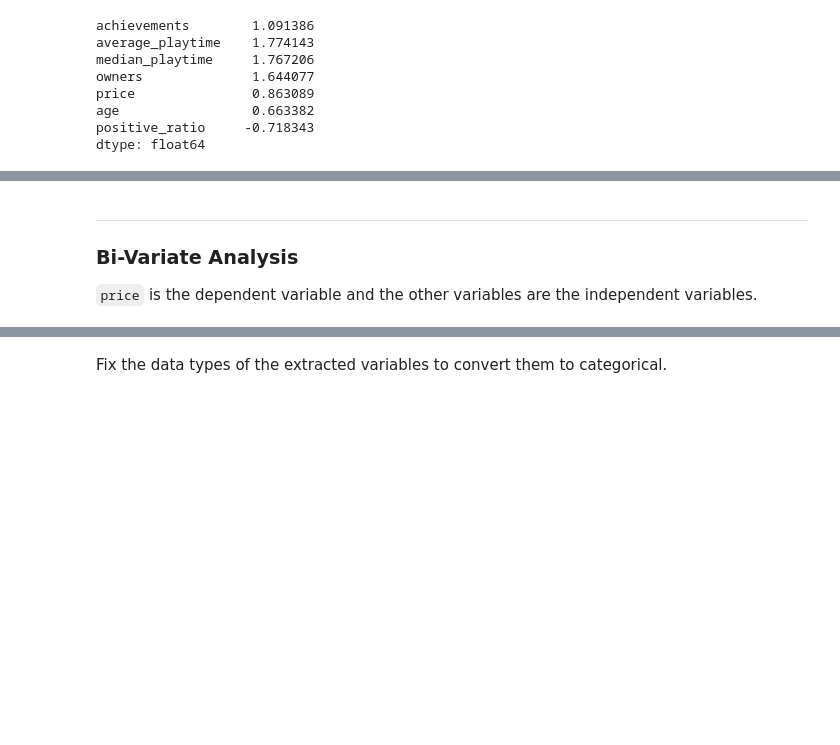
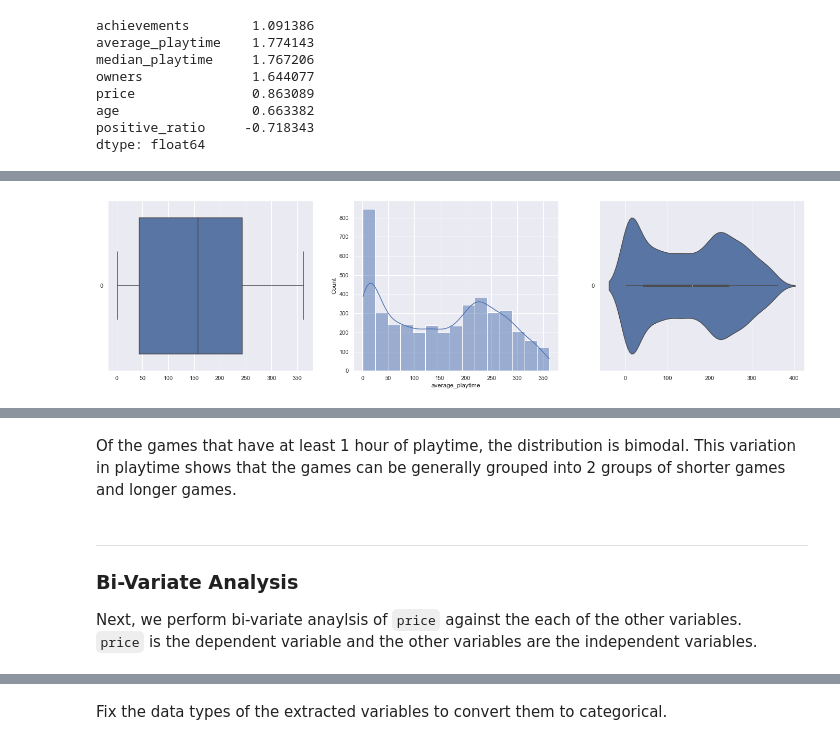
Before and after one commit to chanbakjsd/SC1015, a Jupyter notebook: 1 EDA.ipynb, the cells around one changed output, grey strips where cells are left out. Drawn from its saved outputs; the diff is of its cells as text; code cells hidden in the pictures; blank space fills up the shorter version.

```diff
--- a/1 EDA.ipynb
+++ b/1 EDA.ipynb
@@ -226,8 +229,8 @@ def remove_outliers(data):
     data_removeoutliers = data[(data >= Q1 - (1.5 * IQR)) & (data <= Q3 + (1.5 * IQR))]
     return data_removeoutliers
 # %%
-dataNum_removeoutliers = remove_outliers(dataNum)
-dataNum_removeoutliers
+dataNum_outliersremoved = remove_outliers(dataNum)
+dataNum_outliersremoved
 # %% [output]
 |  | achievements | average_playtime | median_playtime | owners | price | age | positive_ratio |
 | 0 | 0.0 | NaN | 317.0 | NaN | 7.19 | NaN | 0.973888 |
@@ -286,0 +323,11 @@ With the outliers removed, skew has decreased.
+# %%
+for var in data_playtime:
+    # Set up matplotlib figure with three subplots
+    f, axes = plt.subplots(1, 3, figsize=(24, 6))
+
+    # Plot the basic uni-variate figures for each variable
+    sb.boxplot(data = data_playtime[var], orient = "h", ax = axes[0])
+    sb.histplot(data = data_playtime[var], kde = True, ax = axes[1])
+    sb.violinplot(data = data_playtime[var], orient = "h", ax = axes[2])
+# %% [output]
+[figure, added]
@@ -287,6 +335,9 @@ With the outliers removed, skew has decreased.
+# %% [markdown]
+Of the games that have at least 1 hour of playtime, the distribution is bimodal. This variation in playtime shows that the games can be generally grouped into 2 groups of shorter games and longer games.
 # %% [markdown]
 ---
 
 ### Bi-Variate Analysis
 
+Next, we perform bi-variate anaylsis of `price` against the each of the other variables.
 `price` is the dependent variable and the other variables are the independent variables.
```
Also changed, not shown: parts of 38 cells of this notebook.
